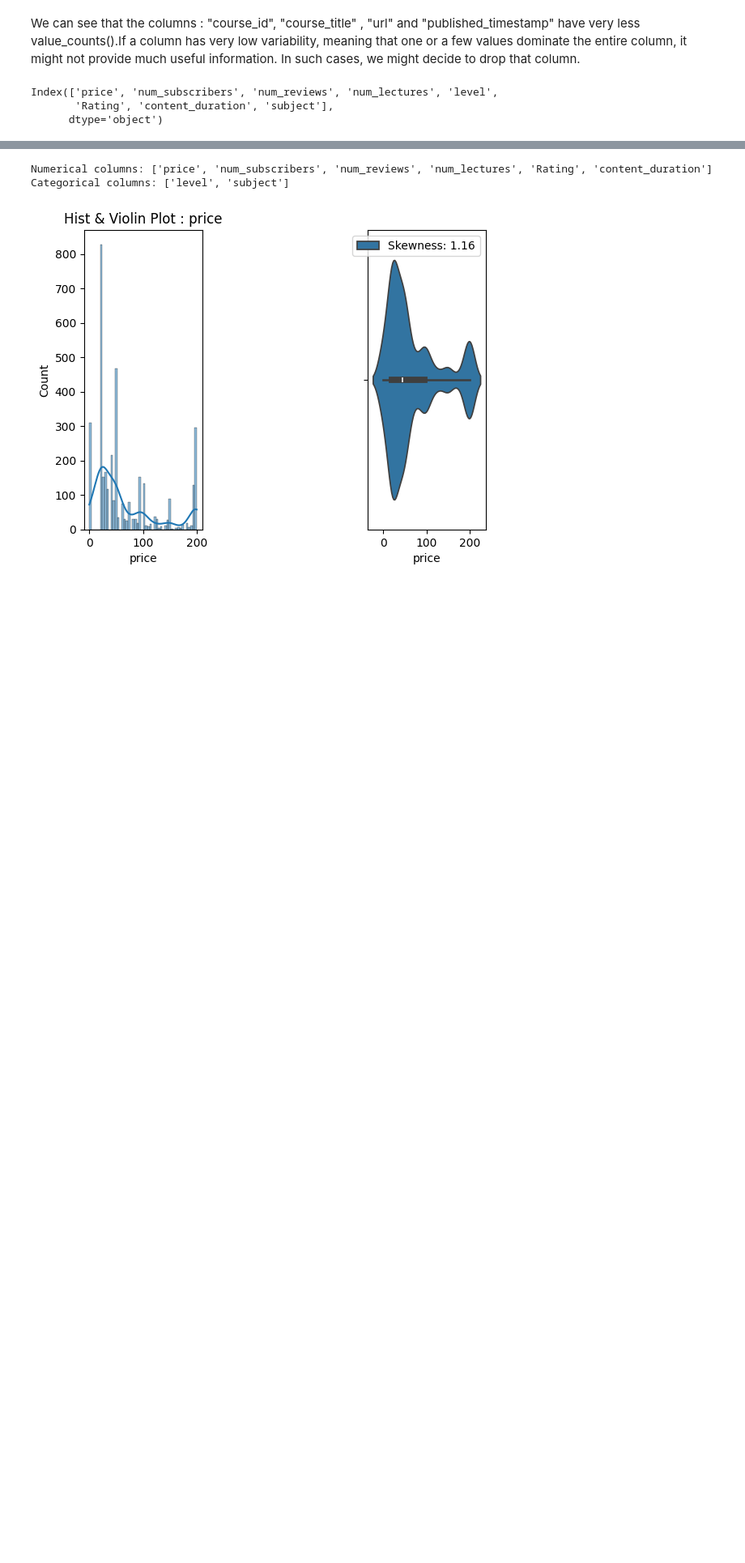
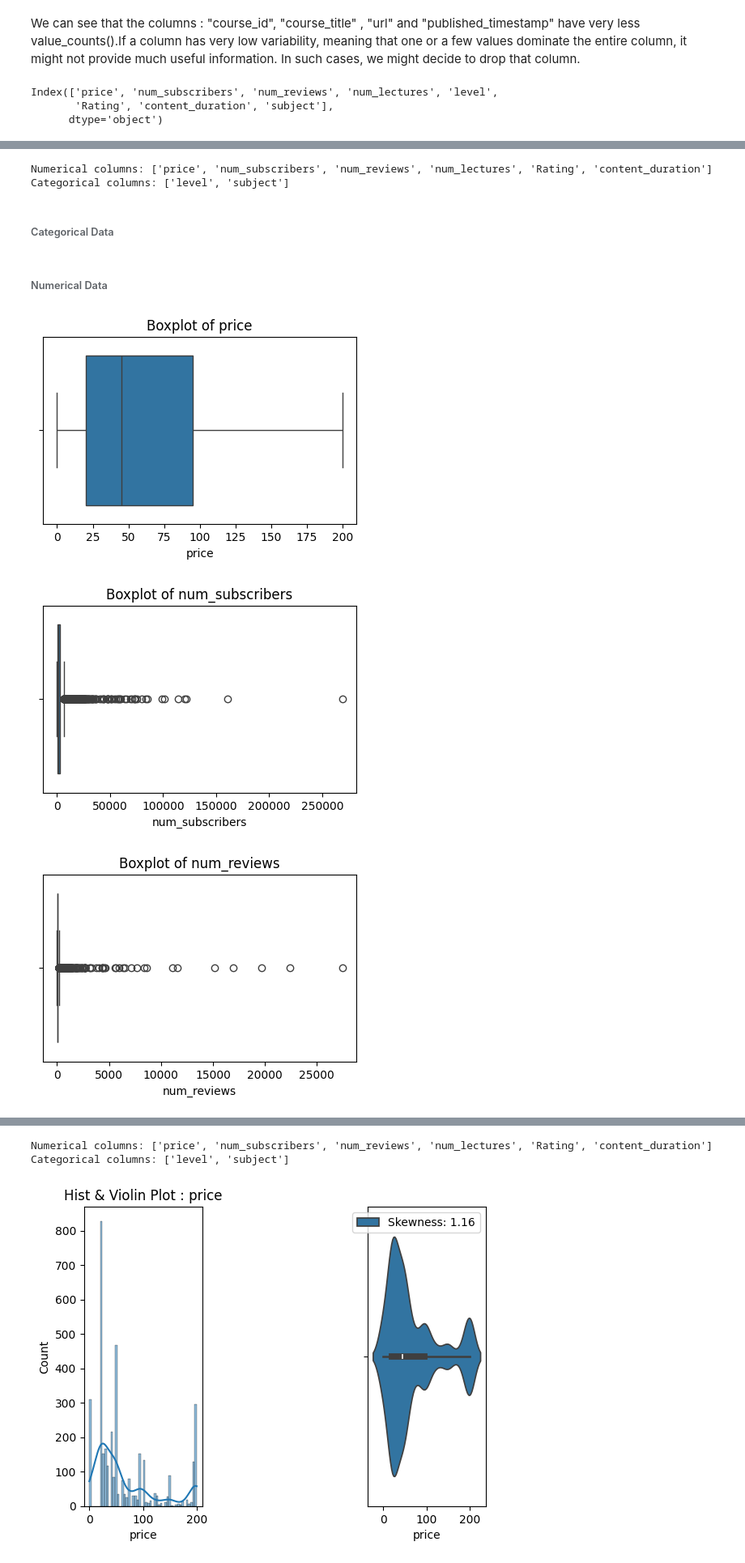
Before and after one commit to AasthaMuk/Module-21_DS-Projects, a Jupyter notebook: Project2-Ratings of GUVI Courses/rating_prediction.ipynb, the cells around one changed output, grey strips where cells are left out. Shown at 81% size. Saved outputs shown, nothing was run; the diff lists cells and outputs as text; code cells hidden in the pictures; blank space fills up the shorter version.

```diff
--- a/Project2-Ratings of GUVI Courses/rating_prediction.ipynb
+++ b/Project2-Ratings of GUVI Courses/rating_prediction.ipynb
@@ -121,7 +127,7 @@ dtype: int64
 # %%
 # Finding Numerical and Categorical columns
 def find_num_cat_columns(df):
-    numerical_cols = df.select_dtypes(include=['float64', 'int64']).columns.tolist()
+    numerical_cols = df.select_dtypes(include=['float64', 'int64','int32']).columns.tolist()
     categorical_cols = df.select_dtypes(include=['object']).columns.tolist()
     return numerical_cols, categorical_cols
 # %%
@@ -161,0 +170,28 @@ Index(['price', 'num_subscribers', 'num_reviews', 'num_lectures', 'level',
+# %%
+def find_outliers(df,col):
+    for i in col:
+        plt.figure(figsize=(5, 3))
+        sns.boxplot(data=df, x=i)
+        plt.title(f'Boxplot of {i}')
+        plt.xlabel(i)
+        plt.show()
+# %%
+numerical_cols , categorical_cols = find_num_cat_columns(df)
+print("Numerical columns:", numerical_cols)
+print("Categorical columns:", categorical_cols)
+# %% [output]
+Numerical columns: ['price', 'num_subscribers', 'num_reviews', 'num_lectures', 'Rating', 'content_duration']
+Categorical columns: ['level', 'subject']
+# %% [markdown]
+###### Categorical Data
+# %%
+df['level'].fillna(df['level'].mode().iloc[0], inplace=True)
+df['subject'].fillna(df['subject'].mode().iloc[0], inplace=True)
+# %% [markdown]
+###### Numerical Data
+# %%
+find_outliers(df,numerical_cols)
+# %% [output]
+[figure, added]
+[figure, added]
+[figure, added]
```
Also changed, not shown: parts of 59 cells of this notebook, 1 other file.
